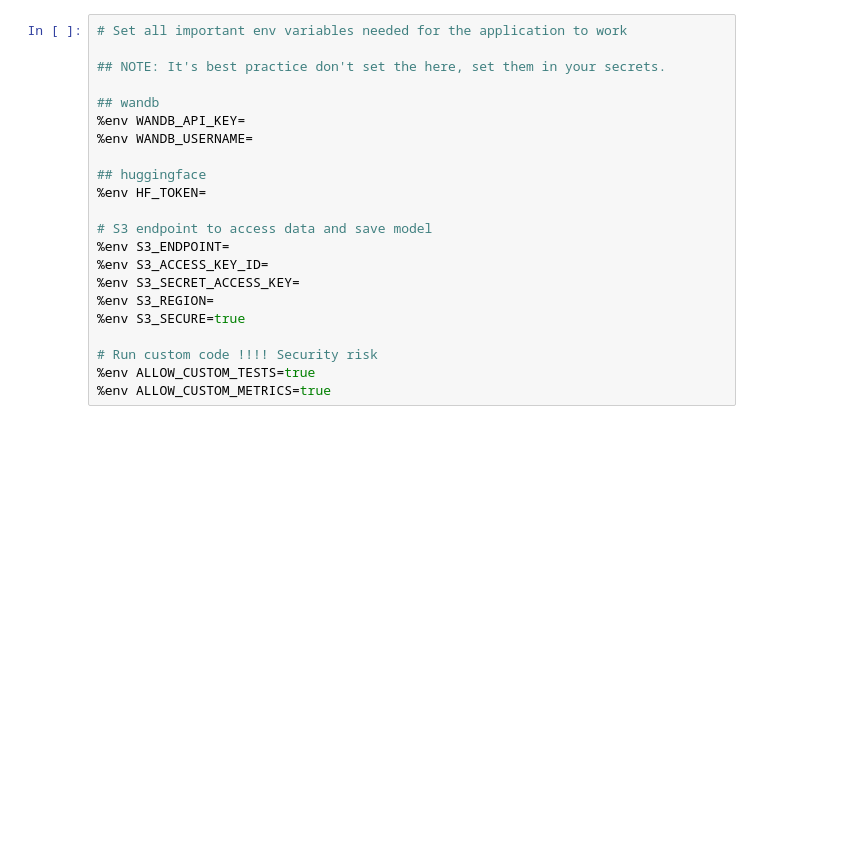
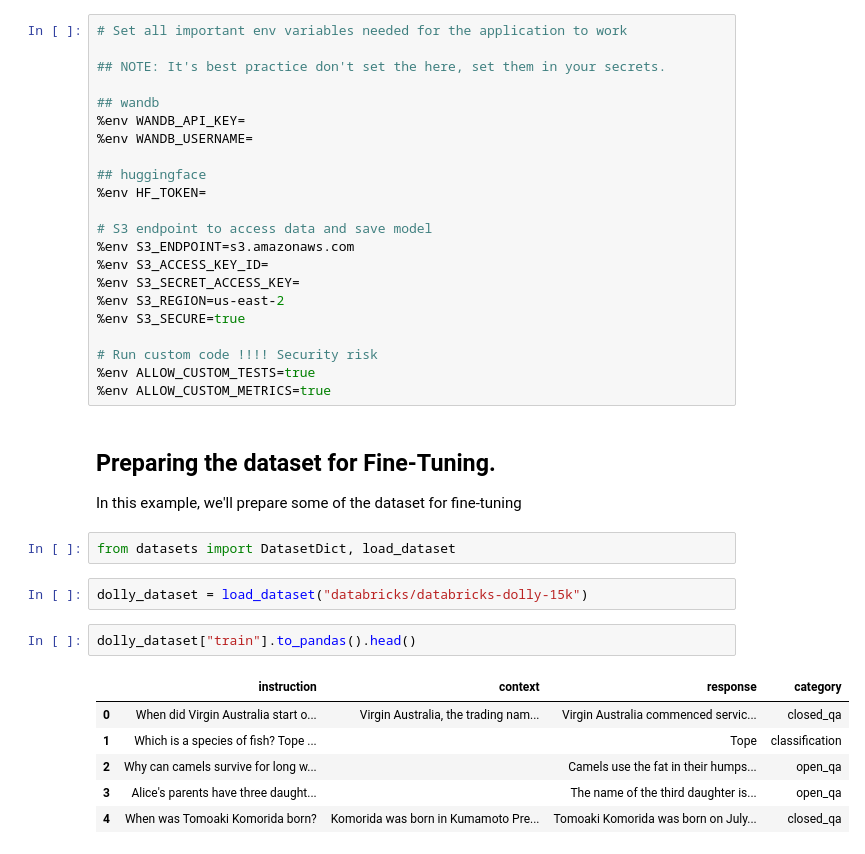
Before and after one commit to ai-hero/llm-research-examples, a Jupyter notebook: notebooks/Launch_SFT_jobs_in_the_Notebook.ipynb, the cells around one changed output. Cells and saved outputs as stored; diff of their text form; blank space fills up the shorter version.

Commit message:
Update load from local

```diff
--- a/notebooks/Launch_SFT_jobs_in_the_Notebook.ipynb
+++ b/notebooks/Launch_SFT_jobs_in_the_Notebook.ipynb
@@ -18,12 +39,28 @@
 %env HF_TOKEN=
 
 # S3 endpoint to access data and save model
-%env S3_ENDPOINT=
+%env S3_ENDPOINT=s3.amazonaws.com
 %env S3_ACCESS_KEY_ID=
 %env S3_SECRET_ACCESS_KEY=
-%env S3_REGION=
+%env S3_REGION=us-east-2
 %env S3_SECURE=true
 
 # Run custom code !!!! Security risk
 %env ALLOW_CUSTOM_TESTS=true
 %env ALLOW_CUSTOM_METRICS=true
+# %% [markdown]
+## Preparing the dataset for Fine-Tuning.
+In this example, we'll prepare some of the dataset for fine-tuning
+# %%
+from datasets import DatasetDict, load_dataset
+# %%
+dolly_dataset = load_dataset("databricks/databricks-dolly-15k")
+# %%
+dolly_dataset["train"].to_pandas().head()
+# %% [output]
+|  | instruction | context | response | category |
+| 0 | When did Virgin Australia start o... | Virgin Australia, the trading nam... | Virgin Australia commenced servic... | closed_qa |
+| 1 | Which is a species of fish? Tope ... |  | Tope | classification |
+| 2 | Why can camels survive for long w... |  | Camels use the fat in their humps... | open_qa |
+| 3 | Alice's parents have three daught... |  | The name of the third daughter is... | open_qa |
+| 4 | When was Tomoaki Komorida born? | Komorida was born in Kumamoto Pre... | Tomoaki Komorida was born on July... | closed_qa |
```
Also changed, not shown: parts of 13 cells of this notebook, 10 other files.
